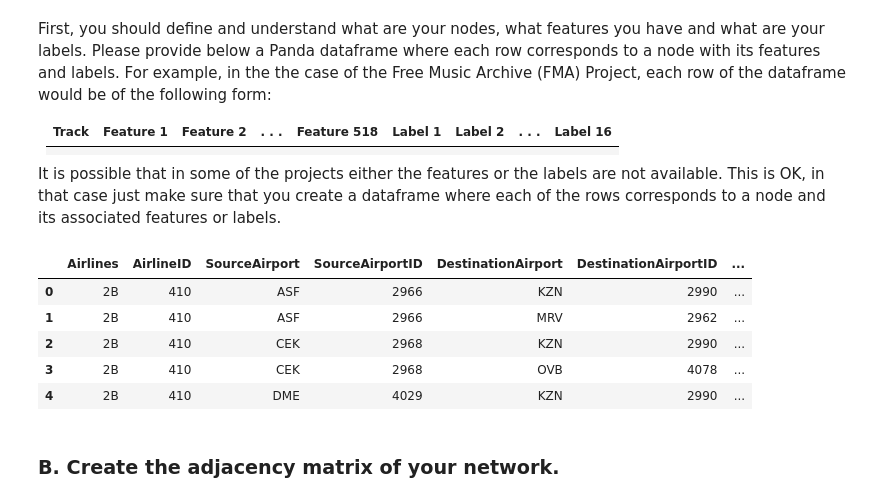
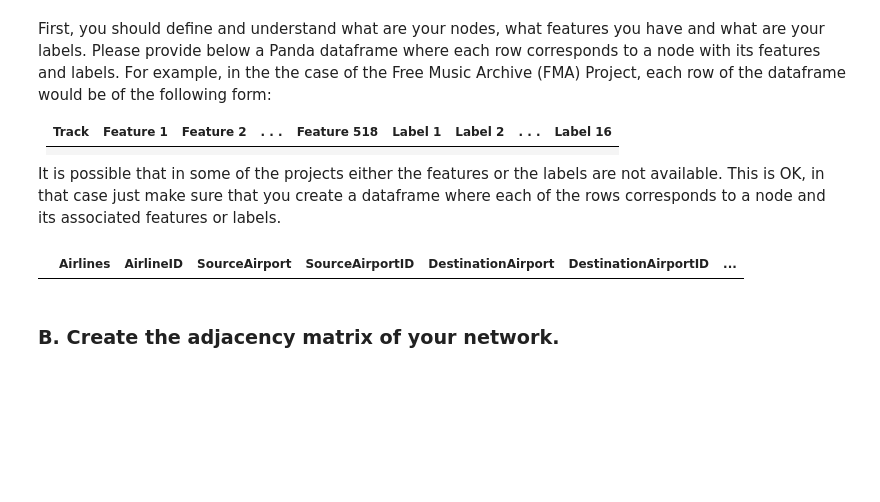
Before and after one commit to nicolasFontbonne/NTDS_group_6, a Jupyter notebook: milestones/1_network_properties.ipynb, the cells around one changed output. Saved outputs shown, nothing was run; the diff lists cells and outputs as text; code cells hidden in the pictures; blank space fills up the shorter version.

```diff
--- a/milestones/1_network_properties.ipynb
+++ b/milestones/1_network_properties.ipynb
@@ -40,11 +40,7 @@ It is possible that in some of the projects either the features or the labels ar
 # %%
 data=pd.read_csv('routes.dat.txt', sep=',', encoding='utf-8', engine='python')
 data.columns=['Airlines','AirlineID','SourceAirport','SourceAirportID','DestinationAirport','DestinationAirportID','Codeshare','Stops','Equipment']
-data.head()
+truc = data[data['SourceAirport']=='HYD']
+truc[truc['SourceAirportID']!="\\N"]
 # %% [output]
 |  | Airlines | AirlineID | SourceAirport | SourceAirportID | DestinationAirport | DestinationAirportID | ... |
-| 0 | 2B | 410 | ASF | 2966 | KZN | 2990 | ... |
-| 1 | 2B | 410 | ASF | 2966 | MRV | 2962 | ... |
-| 2 | 2B | 410 | CEK | 2968 | KZN | 2990 | ... |
-| 3 | 2B | 410 | CEK | 2968 | OVB | 4078 | ... |
-| 4 | 2B | 410 | DME | 4029 | KZN | 2990 | ... |
```
Also changed, not shown: parts of 20 cells of this notebook.
